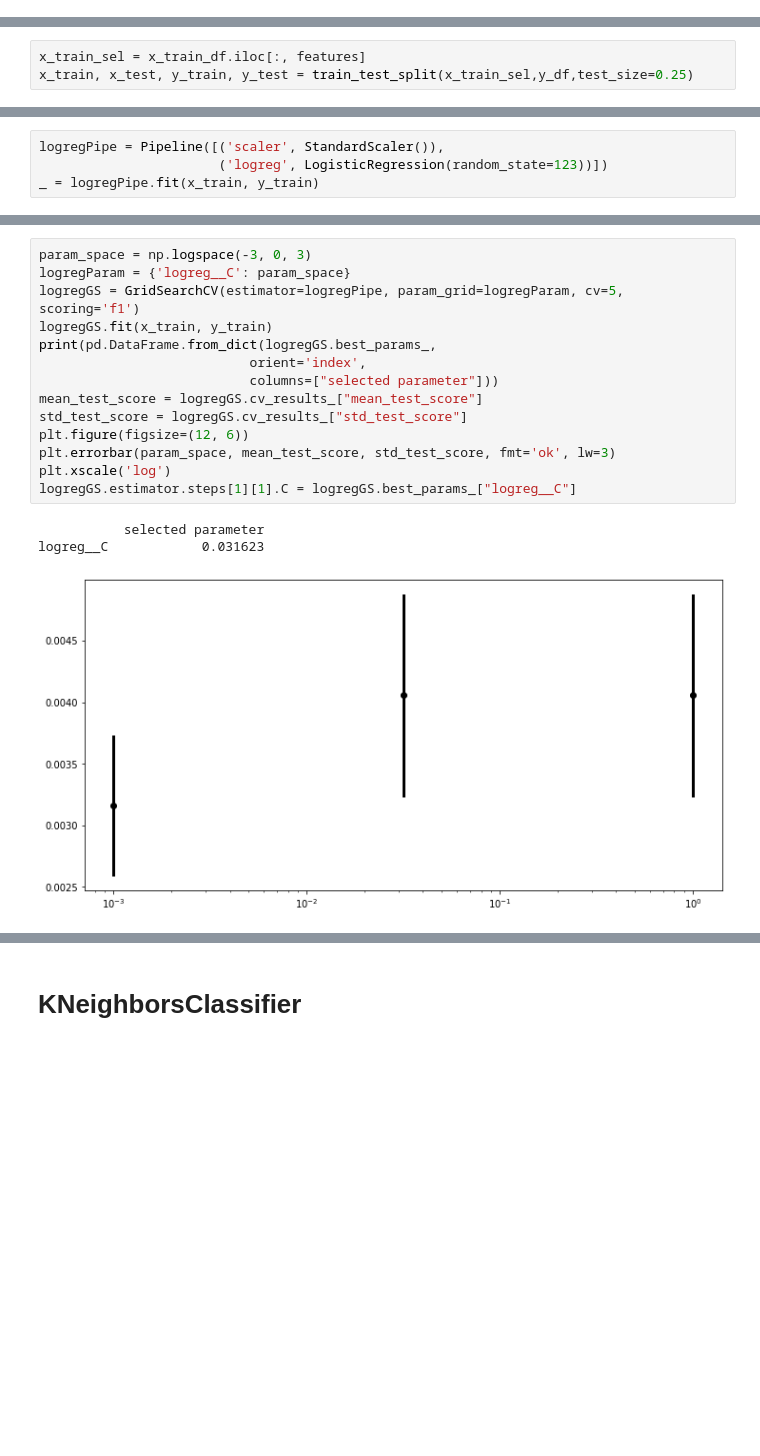
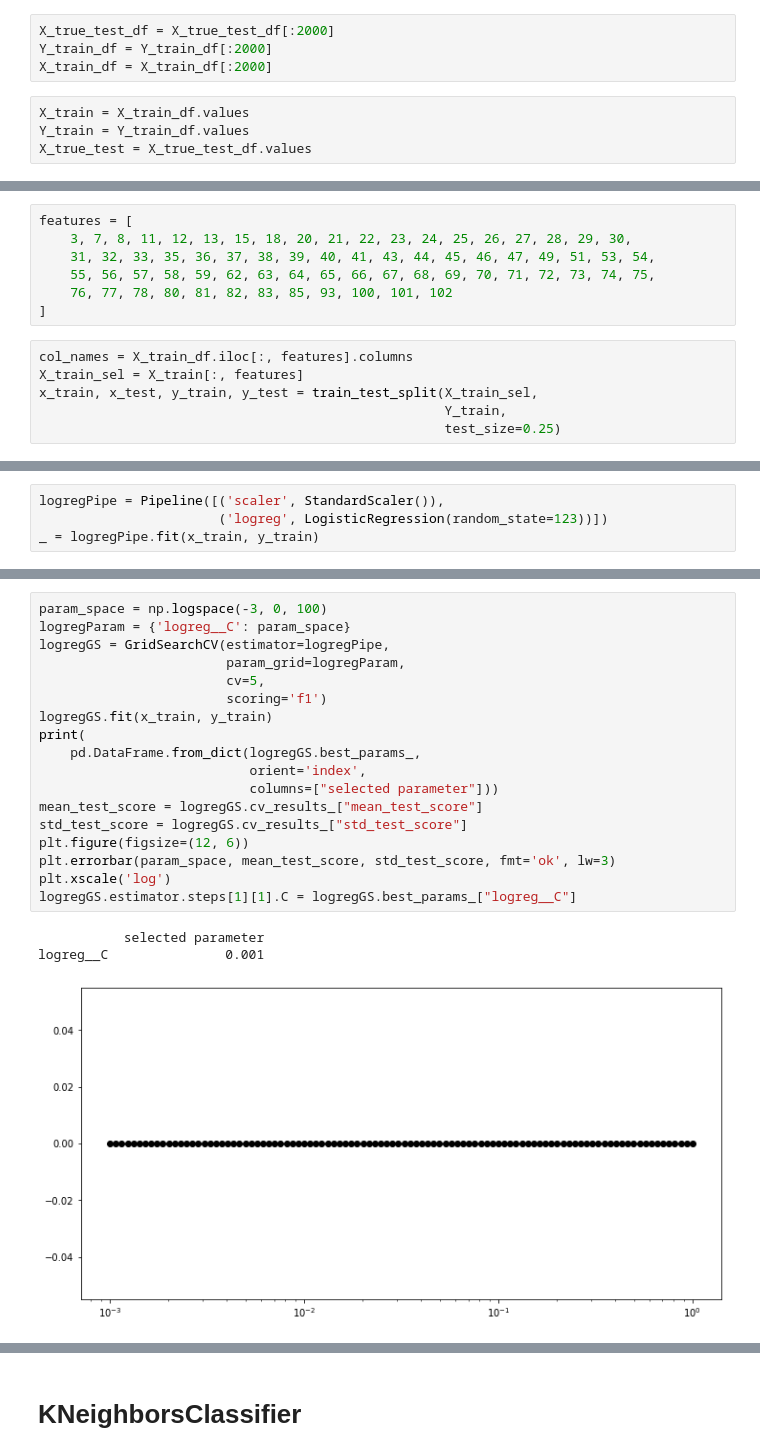
Before and after one commit to Safe-ly/HACK-UPC-ML, a Jupyter notebook: Model Selection.ipynb, the cells around one changed output, grey strips where cells are left out. Drawn from its saved outputs; the diff is of its cells as text; blank space fills up the shorter version.

```diff
--- a/Model Selection.ipynb
+++ b/Model Selection.ipynb
@@ -39,3 +35,11 @@ x_true_test = x_true_test_df.values
+# %%
+X_true_test_df = X_true_test_df[:2000]
+Y_train_df = Y_train_df[:2000]
+X_train_df = X_train_df[:2000]
+# %%
+X_train = X_train_df.values
+Y_train = Y_train_df.values
+X_true_test = X_true_test_df.values
 # %% [markdown]
 # Defines
 # %%
@@ -156,6 +158,16 @@ features = features_boruta
+# %%
+features = [
+    3, 7, 8, 11, 12, 13, 15, 18, 20, 21, 22, 23, 24, 25, 26, 27, 28, 29, 30,
+    31, 32, 33, 35, 36, 37, 38, 39, 40, 41, 43, 44, 45, 46, 47, 49, 51, 53, 54,
+    55, 56, 57, 58, 59, 62, 63, 64, 65, 66, 67, 68, 69, 70, 71, 72, 73, 74, 75,
+    76, 77, 78, 80, 81, 82, 83, 85, 93, 100, 101, 102
+]
 # %%
-x_train_sel = x_train_df.iloc[:, features]
-x_train, x_test, y_train, y_test = train_test_split(x_train_sel,y_df,test_size=0.25)
+col_names = X_train_df.iloc[:, features].columns
+X_train_sel = X_train[:, features]
+x_train, x_test, y_train, y_test = train_test_split(X_train_sel,
+                                                    Y_train,
+                                                    test_size=0.25)
 # %%
 fig = plt.figure(figsize=(20, 20))
 
@@ -180,18 +202,22 @@ accuracy on the test set:  0.8277616279069767
 # %%
-param_space = np.logspace(-3, 0, 3)
+param_space = np.logspace(-3, 0, 100)
 logregParam = {'logreg__C': param_space}
-logregGS = GridSearchCV(estimator=logregPipe, param_grid=logregParam, cv=5, scoring='f1')
+logregGS = GridSearchCV(estimator=logregPipe,
+                        param_grid=logregParam,
+                        cv=5,
+                        scoring='f1')
 logregGS.fit(x_train, y_train)
-print(pd.DataFrame.from_dict(logregGS.best_params_,
+print(
+    pd.DataFrame.from_dict(logregGS.best_params_,
                            orient='index',
                            columns=["selected parameter"]))
 mean_test_score = logregGS.cv_results_["mean_test_score"]
 std_test_score = logregGS.cv_results_["std_test_score"]
 plt.figure(figsize=(12, 6))
 plt.errorbar(param_space, mean_test_score, std_test_score, fmt='ok', lw=3)
 plt.xscale('log')
 logregGS.estimator.steps[1][1].C = logregGS.best_params_["logreg__C"]
 # %% [output]
            selected parameter
-logreg__C            0.031623
+logreg__C               0.001
-[figure, old version]
+[figure, new version]
```
Also changed, not shown: parts of 48 cells of this notebook.
